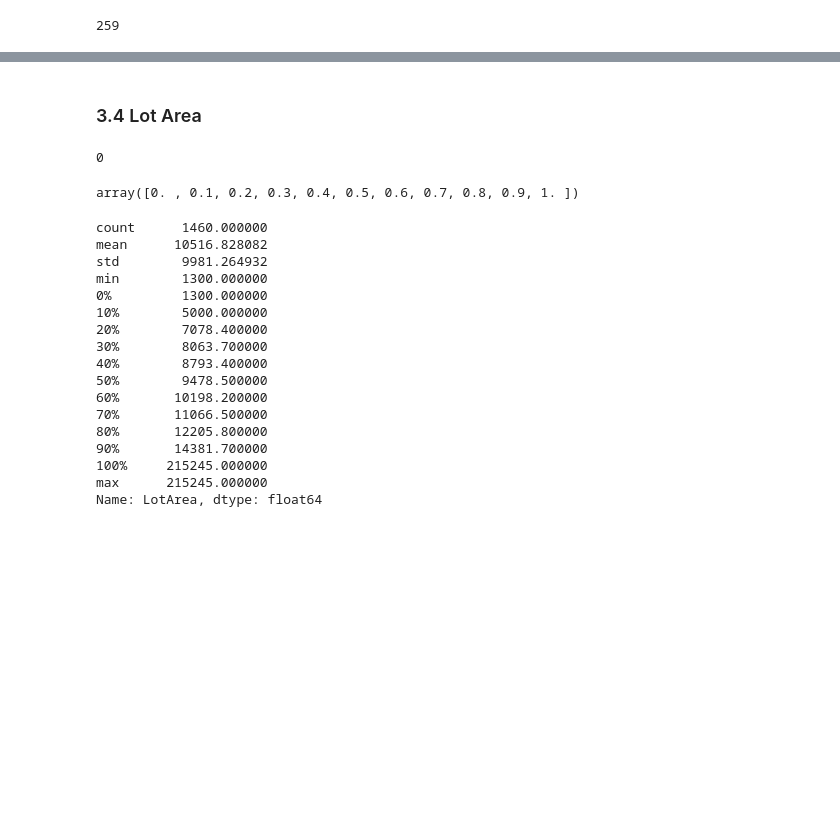
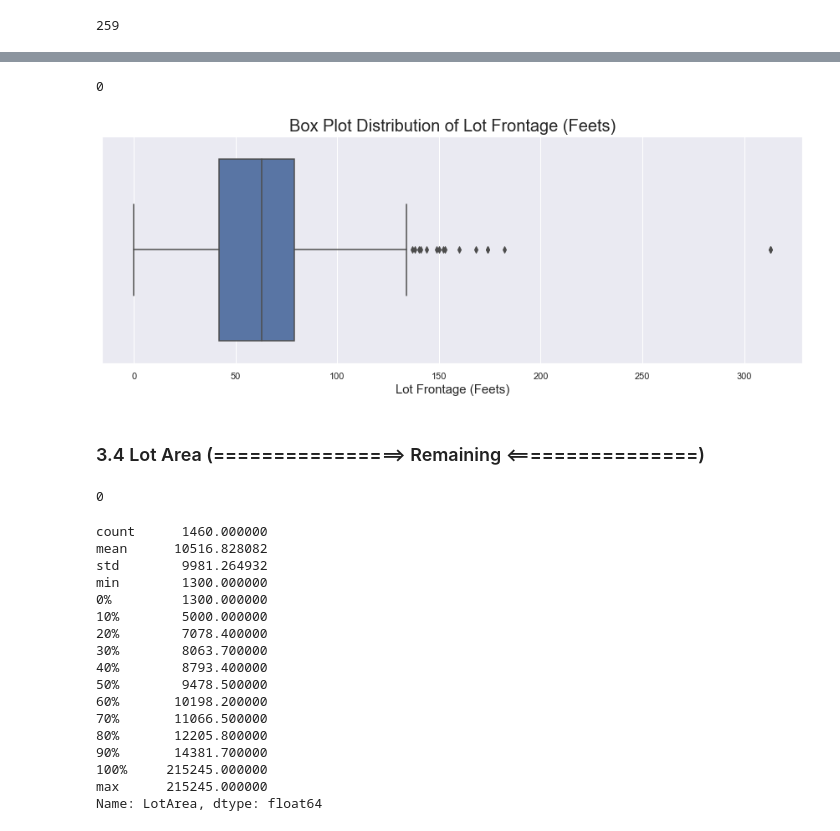
Before and after one commit to akshaykadam100/Housing-Price-Calculator, a Jupyter notebook: V1.ipynb, the cells around one changed output, grey strips where cells are left out. Saved outputs shown, nothing was run; the diff lists cells and outputs as text; code cells hidden in the pictures; blank space fills up the shorter version.

```diff
--- a/V1.ipynb
+++ b/V1.ipynb
@@ -137,13 +180,19 @@ raw_data.LotFrontage.isna().sum()
+# %%
+raw_data.LotFrontage.isna().sum()
+# %% [output]
+0
+# %%
+plot_box_plot_from_series(data=raw_data.LotFrontage,
+                          plot_title='Box Plot Distribution of Lot Frontage (Feets)',
+                          x_axis_label='Lot Frontage (Feets)')
+# %% [output]
+[figure, added]
 # %% [markdown]
-### 3.4 Lot Area
+### 3.4 Lot Area (================> Remaining <================)
 # %%
 raw_data.LotArea.isna().sum()
 # %% [output]
 0
-# %%
-np.arange(0, 1.1, 0.1)
-# %% [output]
-array([0. , 0.1, 0.2, 0.3, 0.4, 0.5, 0.6, 0.7, 0.8, 0.9, 1. ])
 # %%
 raw_data.LotArea.describe(percentiles=np.arange(0, 1.1, 0.1))
 # %% [output]
```
Also changed, not shown: parts of 29 cells of this notebook, 1 other file.
